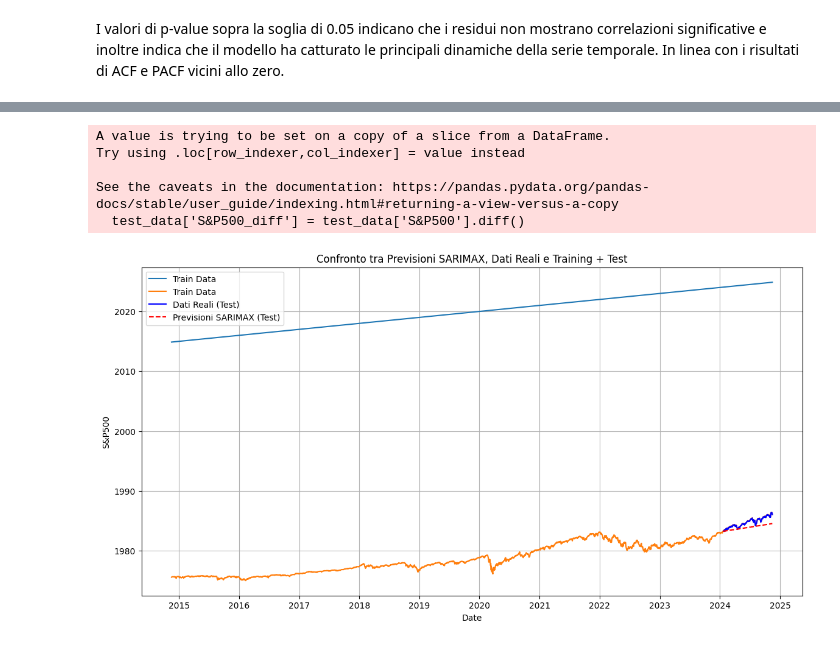
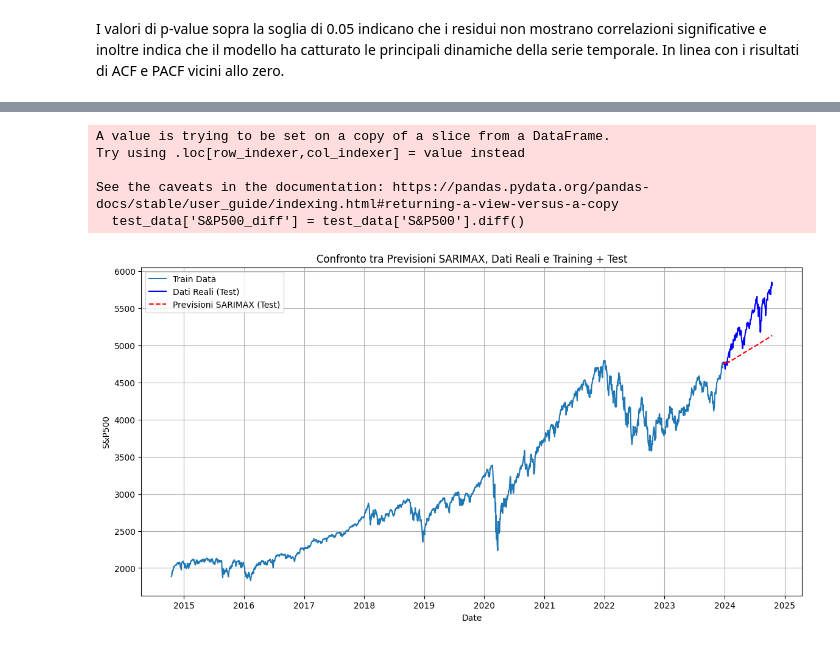
Before and after one commit to lucabellantee/Time-series-analysis, a Jupyter notebook: time_series_SP500.ipynb, the cells around one changed output, grey strips where cells are left out. Drawn from its saved outputs; the diff is of its cells as text; code cells hidden in the pictures.

Commit message:
Corretti problemi e risolto problema plotting in file senza aggregazione

```diff
--- a/time_series_SP500.ipynb
+++ b/time_series_SP500.ipynb
@@ -571,35 +534,37 @@ test_data['S&P500_diff'] = test_data['S&P500'].diff()
 # Step 2: Previsioni con il modello SARIMAX
 predictions = results_s.get_forecast(steps=len(test_data['S&P500_diff'].dropna()))
 y_pred_diff = predictions.predicted_mean
 
 # Step 3: Ripristinare i dati al dominio originale
-# Aggiungi l'ultimo valore noto del training set per ripristinare i dati
 last_train_value = train_data['S&P500'].iloc[-1]
 y_pred = y_pred_diff.cumsum() + last_train_value
 
 # Ripristinare anche i dati reali
 y_true_diff = test_data['S&P500_diff'].dropna()
 y_true = y_true_diff.cumsum() + last_train_value
 
 # Allineare l'indice temporale per le previsioni e i dati reali
 y_pred.index = test_data['Date'][1:]
-y_true.index = test_data['Date'][1:]  # Escludi la prima riga differenziata
-data.index = data['Date']
+y_true.index = test_data['Date'][1:]
+
+# Impostare l'indice temporale per il grafico
+train_data.set_index('Date', inplace=True)
+test_data.set_index('Date', inplace=True)
 
 plt.figure(figsize=(14, 7))
-plt.plot(data, label="Train Data")
+plt.plot(train_data['S&P500'], label="Train Data")
 plt.plot(y_true, label='Dati Reali (Test)', color='blue')
 plt.plot(y_pred, label='Previsioni SARIMAX (Test)', color='red', linestyle='--')
 plt.xlabel('Date')
 plt.ylabel('S&P500')
 plt.title('Confronto tra Previsioni SARIMAX, Dati Reali e Training + Test')
 plt.legend()
 plt.grid(True)
 plt.show()
 # %% [output]
 A value is trying to be set on a copy of a slice from a DataFrame.
 Try using .loc[row_indexer,col_indexer] = value instead
 
 See the caveats in the documentation: https://pandas.pydata.org/pandas-docs/stable/user_guide/indexing.html#returning-a-view-versus-a-copy
   test_data['S&P500_diff'] = test_data['S&P500'].diff()
-[figure, old version]
+[figure, new version]
```
Also changed, not shown: parts of 25 cells of this notebook, 1 other file.
